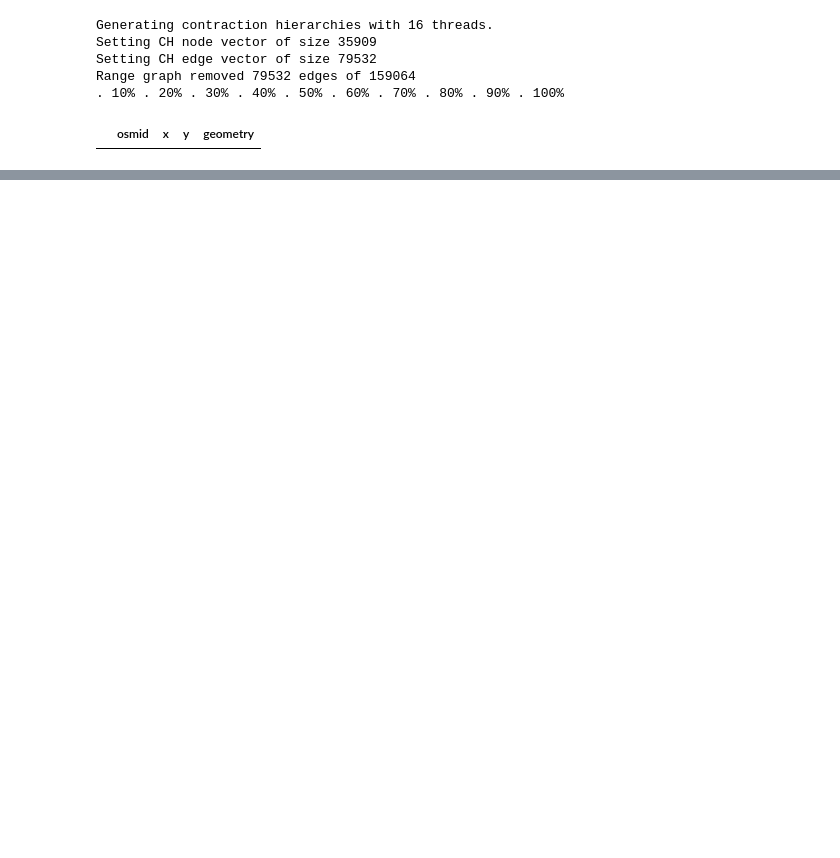
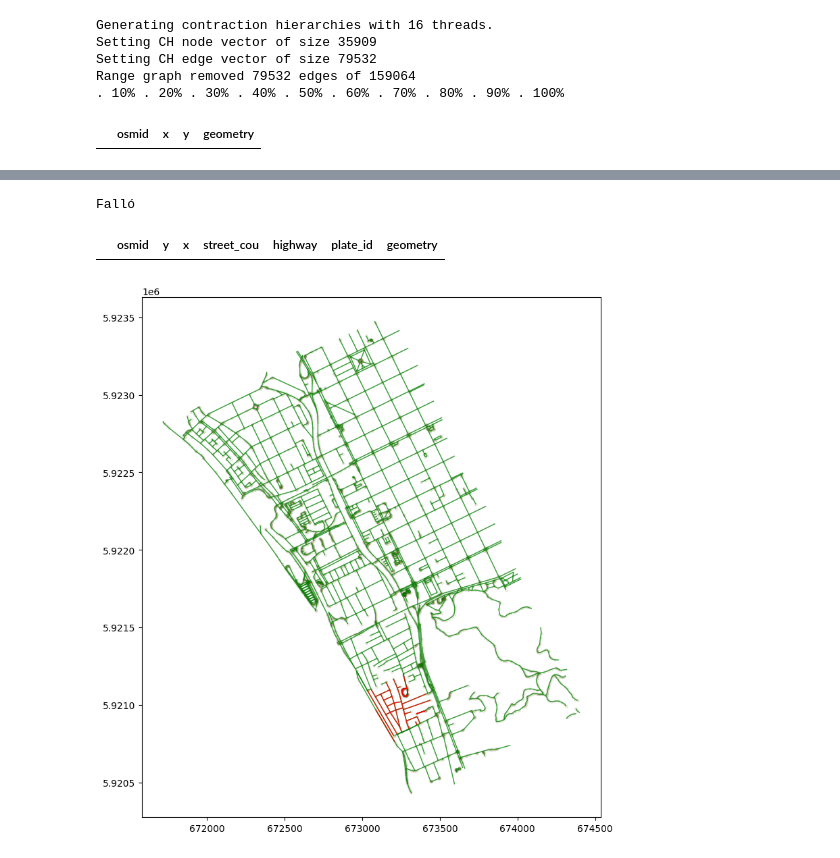
Before and after one commit to diegoalrv/clbb-io, a Jupyter notebook: notebooks/streets.ipynb, the cells around one changed output, grey strips where cells are left out. Cells and saved outputs as stored; diff of their text form; code cells hidden in the pictures; blank space fills up the shorter version.

```diff
--- a/notebooks/streets.ipynb
+++ b/notebooks/streets.ipynb
@@ -183,0 +420,43 @@ nodes[~((nodes['osmid'].isin(edges['from']))|(nodes['osmid'].isin(edges['to'])))
+# %%
+fig,ax = plt.subplots(figsize=(10,10))
+edges_res.plot(ax=ax, color='green', linewidth=1, alpha=0.5)
+nodes_res.plot(ax=ax, markersize=5, color='yellow', edgecolor='black', alpha=0.1)
+nodes_to_fix.plot(ax=ax, color='purple', markersize=10)
+edges_res[edges_res['plate_id']==plate_id].plot(ax=ax, linewidth=1, alpha=0.5, color='red')
+
+test_net(nodes_res, edges_res)
+# nodes_to_fix = calc_nodes_to_fix(nodes_res, edges_res)
+nodes_in_edges = pd.concat([
+        edges_res[['from']].rename(columns={'from':'osmid'}),
+        edges_res[['to']].rename(columns={'to':'osmid'}),
+])
+current_nodes_set = nodes_res.copy()
+current_nodes_set['osmid'] = current_nodes_set['osmid'].astype(int)
+nodes_to_fix = nodes_in_edges[~nodes_in_edges['osmid'].isin(current_nodes_set['osmid'])]
+nodes_to_fix.drop_duplicates(inplace=True)
+nodes_to_fix = pd.merge(nodes_to_fix, get_df(dataset, time='actual'), on='osmid')
+nodes_to_fix = gpd.GeoDataFrame(data=nodes_to_fix.drop(columns='geometry'), geometry=nodes_to_fix['geometry'])
+
+nodes_to_fix
+# display(edges_res)
+# #### %%%% ####
+actual_edges = get_df(dataset, time='actual', var='edges')
+actual_nodes = get_df(dataset, time='actual', var='nodes')
+
+nodes_ids = nodes_to_fix['osmid']
+mask = (actual_edges['from'].isin(nodes_ids))#|(actual_edges['to'].isin(nodes_ids))
+actual_edges_to_fix = actual_edges[mask]
+mask = actual_edges_to_fix['to'].isin(actual_nodes['osmid'])
+actual_edges_to_fix = actual_edges_to_fix[mask]
+actual_edges_to_fix = pd.concat([actual_edges_to_fix, actual_edges_to_fix.rename(columns={'u':'v', 'v':'u', 'to':'from', 'from': 'to'})])
+
+display(nodes_to_fix)
+
+
+edges_plate = pd.concat([edges_plate, future_edges_to_fix])
+nodes_res = pd.concat([nodes_res, nodes_to_fix])
+edges_res = pd.concat([edges_res, future_edges_to_fix])
+# %% [output]
+Falló
+|  | osmid | y | x | street_cou | highway | plate_id | geometry |
+[figure, added]
```
Also changed, not shown: parts of 21 cells of this notebook, 23 other files.
